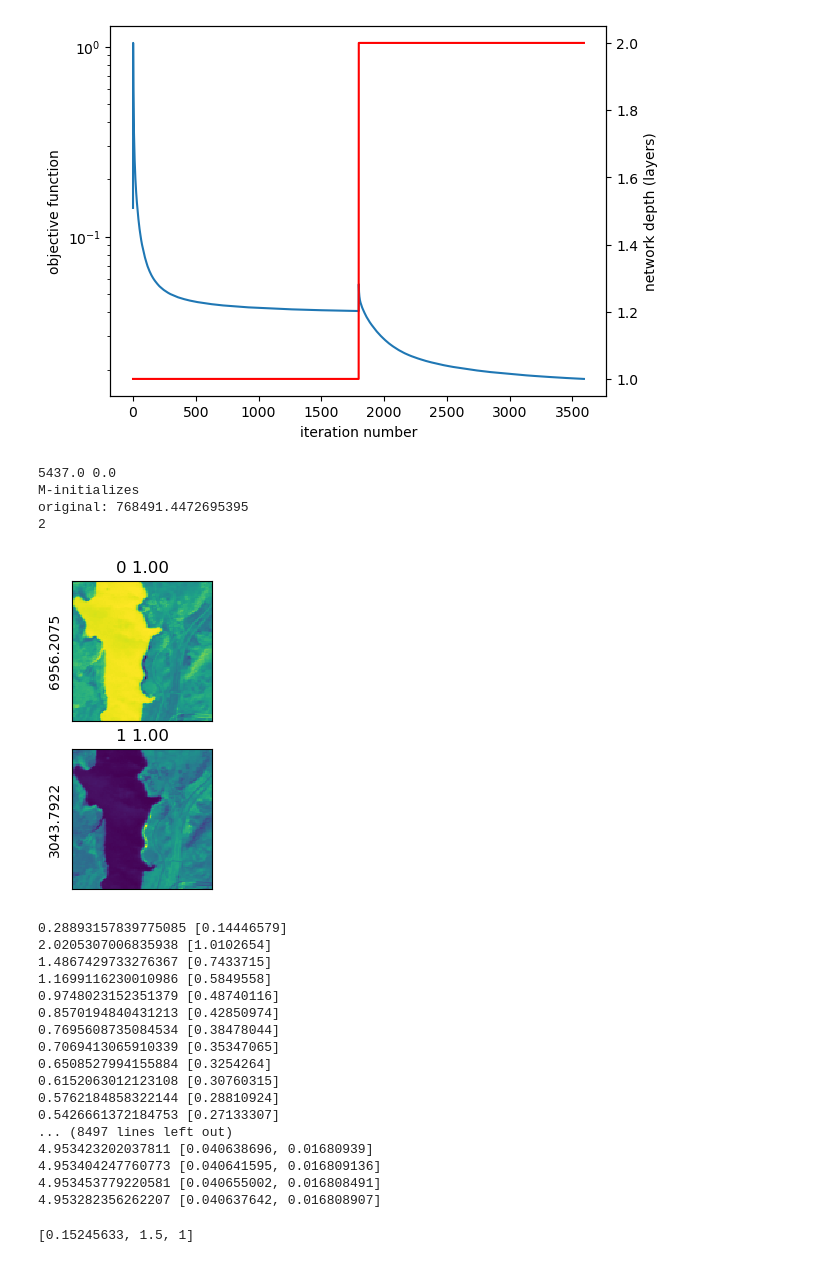
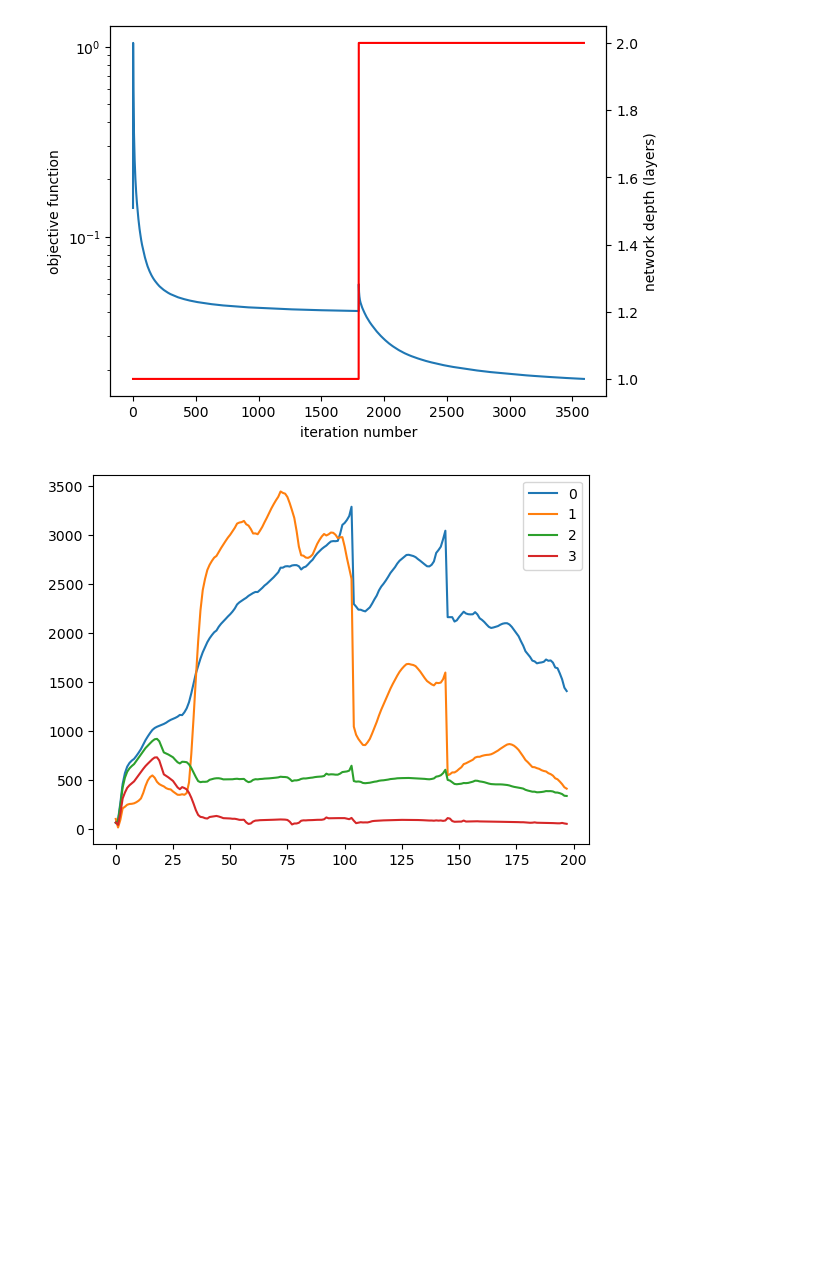
Before and after one commit to ELO-Hyp/hUH, a Jupyter notebook: Example.ipynb, the cells around one changed output. Saved outputs shown, nothing was run; the diff lists cells and outputs as text; code cells hidden in the pictures; blank space fills up the shorter version.

```diff
--- a/Example.ipynb
+++ b/Example.ipynb
@@ -90,34 +68,12 @@ deh3.max_iter=0
 deh3.plot_size = (100,100)
 deh3.plot_aspect = 1
 # %%
+# this will give a lot of output because I didn't implement verbose=False yet
 samppts = np.random.choice(10000,1000)
 o_recI = [0]
-deh3.grow_network_closed(ji, beta=0.5, tol=1e-6, betab=0.5, tolb=1e-6,
+deh3.grow_network_closed(ji, beta=0.7, tol=1e-6, betab=0.5, tolb=1e-6,
                          obj_record=o_recI, sampling_points=samppts, scaling_factor=16)
-# %% [output]
-5437.0 0.0
-M-initializes
-original: 768491.4472695395
-2
-[figure, removed]
-0.28893157839775085 [0.14446579]
-2.0205307006835938 [1.0102654]
-1.4867429733276367 [0.7433715]
-1.1699116230010986 [0.5849558]
-0.9748023152351379 [0.48740116]
-0.8570194840431213 [0.42850974]
-0.7695608735084534 [0.38478044]
-0.7069413065910339 [0.35347065]
-0.6508527994155884 [0.3254264]
-0.6152063012123108 [0.30760315]
-0.5762184858322144 [0.28810924]
-0.5426661372184753 [0.27133307]
-... (8497 lines left out)
-4.953423202037811 [0.040638696, 0.01680939]
-4.953404247760773 [0.040641595, 0.016809136]
-4.953453779220581 [0.040655002, 0.016808491]
-4.953282356262207 [0.040637642, 0.016808907]
 # %%
-o_recI.pop(0)
+deh3.display_spectra(['00','01','10','11'])
 # %% [output]
-[0.15245633, 1.5, 1]
+[figure, added]
```
Also changed, not shown: parts of 28 cells of this notebook, 1 other file.
